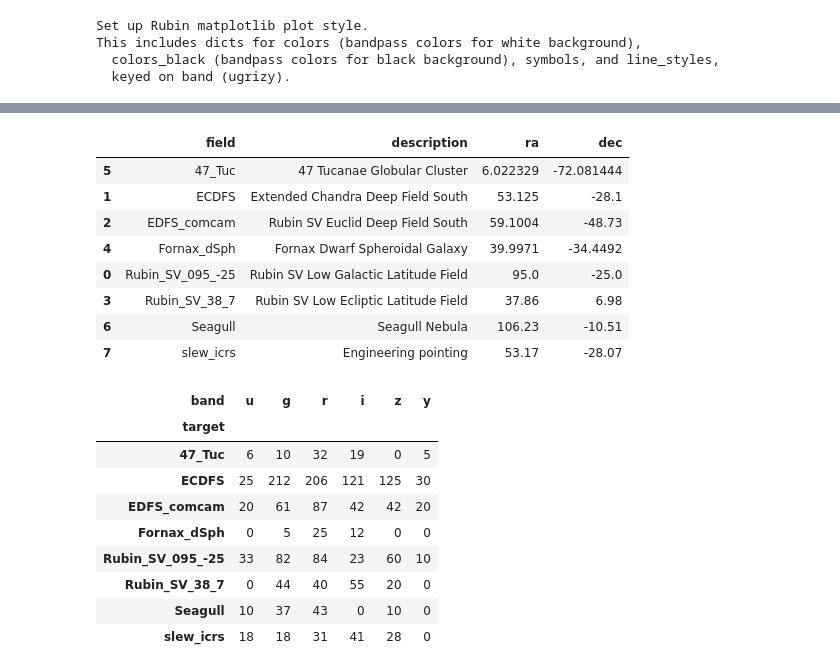
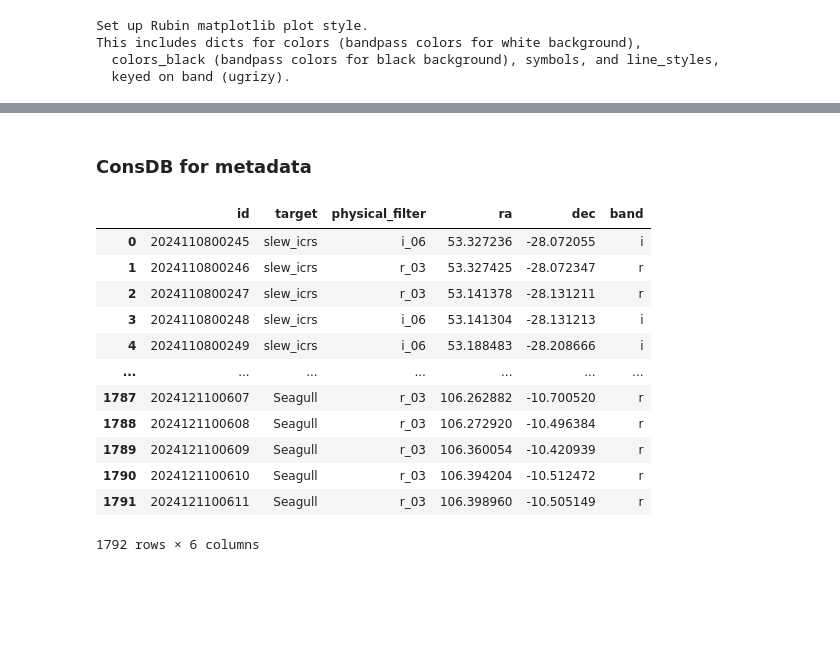
Before and after one commit to lsst/rtn-095, a Jupyter notebook: notebooks/dp1_fields_summary.ipynb, the cells around one changed output, grey strips where cells are left out. Cells and saved outputs as stored; diff of their text form; code cells hidden in the pictures; blank space fills up the shorter version.

```diff
--- a/notebooks/dp1_fields_summary.ipynb
+++ b/notebooks/dp1_fields_summary.ipynb
@@ -48,3 +64,5 @@ butler = Butler("/repo/dp1",
                 skymap=skymap)
 registry = butler.registry
 skymap = butler.get('skyMap', skymap=skymap)
+# %% [markdown]
+### ConsDB for metadata
@@ -61,3 +82,19 @@ for count, info in enumerate(exposures):
 # %%
 # Physical filter -> band
 exp_df['band'] = exp_df['physical_filter'].str.split('_').str[0]
+# %%
+(exp_df)
+# %% [output]
+|  | id | target | physical_filter | ra | dec | band |
+| 0 | 2024110800245 | slew_icrs | i_06 | 53.327236 | -28.072055 | i |
+| 1 | 2024110800246 | slew_icrs | r_03 | 53.327425 | -28.072347 | r |
+| 2 | 2024110800247 | slew_icrs | r_03 | 53.141378 | -28.131211 | r |
+| 3 | 2024110800248 | slew_icrs | i_06 | 53.141304 | -28.131213 | i |
+| 4 | 2024110800249 | slew_icrs | i_06 | 53.188483 | -28.208666 | i |
+| ... | ... | ... | ... | ... | ... | ... |
+| 1787 | 2024121100607 | Seagull | r_03 | 106.262882 | -10.700520 | r |
+| 1788 | 2024121100608 | Seagull | r_03 | 106.272920 | -10.496384 | r |
+| 1789 | 2024121100609 | Seagull | r_03 | 106.360054 | -10.420939 | r |
+| 1790 | 2024121100610 | Seagull | r_03 | 106.394204 | -10.512472 | r |
+| 1791 | 2024121100611 | Seagull | r_03 | 106.398960 | -10.505149 | r |
+1792 rows × 6 columns
@@ -110,30 +112,4 @@ dp1_fields_and_centers['slew_icrs'] = {'description': 'Engineering pointing',
-# %%
-df_fields_summary = pd.DataFrame.from_dict(dp1_fields_and_centers, orient='index')
-df_fields_summary.reset_index(inplace=True)
-df_fields_summary.rename(columns={'index': 'field'}, inplace=True)
-df_fields_summary= df_fields_summary.sort_values(by='field')
-df_fields_summary
-# %% [output]
-|  | field | description | ra | dec |
-| 5 | 47_Tuc | 47 Tucanae Globular Cluster | 6.022329 | -72.081444 |
-| 1 | ECDFS | Extended Chandra Deep Field South | 53.125 | -28.1 |
-| 2 | EDFS_comcam | Rubin SV Euclid Deep Field South | 59.1004 | -48.73 |
-| 4 | Fornax_dSph | Fornax Dwarf Spheroidal Galaxy | 39.9971 | -34.4492 |
-| 0 | Rubin_SV_095_-25 | Rubin SV Low Galactic Latitude Field | 95.0 | -25.0 |
-| 3 | Rubin_SV_38_7 | Rubin SV Low Ecliptic Latitude Field | 37.86 | 6.98 |
-| 6 | Seagull | Seagull Nebula | 106.23 | -10.51 |
-| 7 | slew_icrs | Engineering pointing | 53.17 | -28.07 |
 # %%
-exp_summary_table = table = exp_df.groupby(['target', 'band']).size().unstack(fill_value=0)[bands]
-exp_summary_table
+# Compute the number of exposures per band and set the standard band order
+n_images_per_band  = exp_df.groupby(['target', 'band']).size().unstack(fill_value=0)[bands]
+assert n_images_per_band.to_numpy().sum() == exposures.count()
-# %% [output]
-| band | u | g | r | i | z | y |
-| target |  |  |  |  |  |  |
-| 47_Tuc | 6 | 10 | 32 | 19 | 0 | 5 |
-| ECDFS | 25 | 212 | 206 | 121 | 125 | 30 |
-| EDFS_comcam | 20 | 61 | 87 | 42 | 42 | 20 |
-| Fornax_dSph | 0 | 5 | 25 | 12 | 0 | 0 |
-| Rubin_SV_095_-25 | 33 | 82 | 84 | 23 | 60 | 10 |
-| Rubin_SV_38_7 | 0 | 44 | 40 | 55 | 20 | 0 |
-| Seagull | 10 | 37 | 43 | 0 | 10 | 0 |
-| slew_icrs | 18 | 18 | 31 | 41 | 28 | 0 |
```
Also changed, not shown: parts of 28 cells of this notebook.
